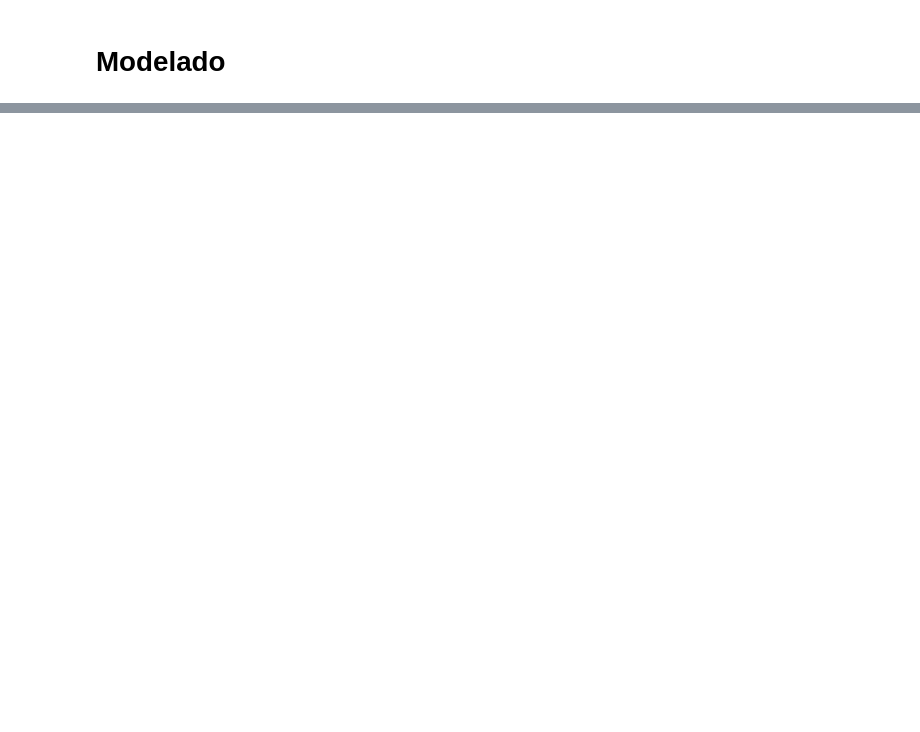
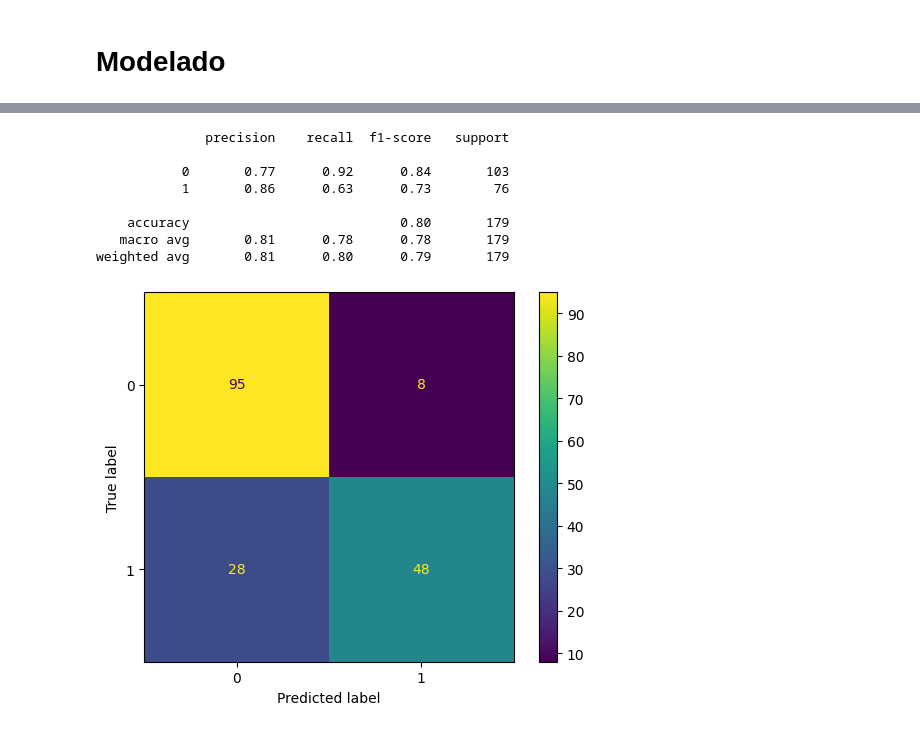
Before and after one commit to joaquinvillarmaldonado/ONLINE_DS_THEBRIDGE_JOAQUINVILLAR, a Jupyter notebook: 1. Exercises/04_Machine_Learning/Sprint_10/Unidad_02/Practica_Obligatoria/18_Practica_Obligatoria_Clasificacion_y_Regresion_Logistica.ipynb, the cells around one changed output, grey strips where cells are left out. Saved outputs shown, nothing was run; the diff lists cells and outputs as text; code cells hidden in the pictures; blank space fills up the shorter version.

```diff
--- a/1. Exercises/04_Machine_Learning/Sprint_10/Unidad_02/Practica_Obligatoria/18_Practica_Obligatoria_Clasificacion_y_Regresion_Logistica.ipynb
+++ b/1. Exercises/04_Machine_Learning/Sprint_10/Unidad_02/Practica_Obligatoria/18_Practica_Obligatoria_Clasificacion_y_Regresion_Logistica.ipynb
@@ -420,8 +429,9 @@ features_set_cat_2
 # %% [markdown]
 # Modelado
 # %%
-X_train = train_set.drop(columns=['survived'])
-y_train = train_set['survived']
-X_test = test_set.drop(columns=['survived'])
-y_test = test_set['survived']
+X_train = train_set[features_set_cat_1]
+y_train = train_set[target]
+
+X_test = test_set[features_set_cat_1]
+y_test = test_set[target]
 # %%
@@ -458,0 +461,13 @@ lassoR.fit(X_train,y_train)
+# %%
+### test_metrics
+metrics_titanic(log_class_1, X_test,y_test)
+# %% [output]
+              precision    recall  f1-score   support
+
+           0       0.77      0.92      0.84       103
+           1       0.86      0.63      0.73        76
+
+    accuracy                           0.80       179
+   macro avg       0.81      0.78      0.78       179
+weighted avg       0.81      0.80      0.79       179
+[figure, added]
```
Also changed, not shown: parts of 15 cells of this notebook, 6 other files.
